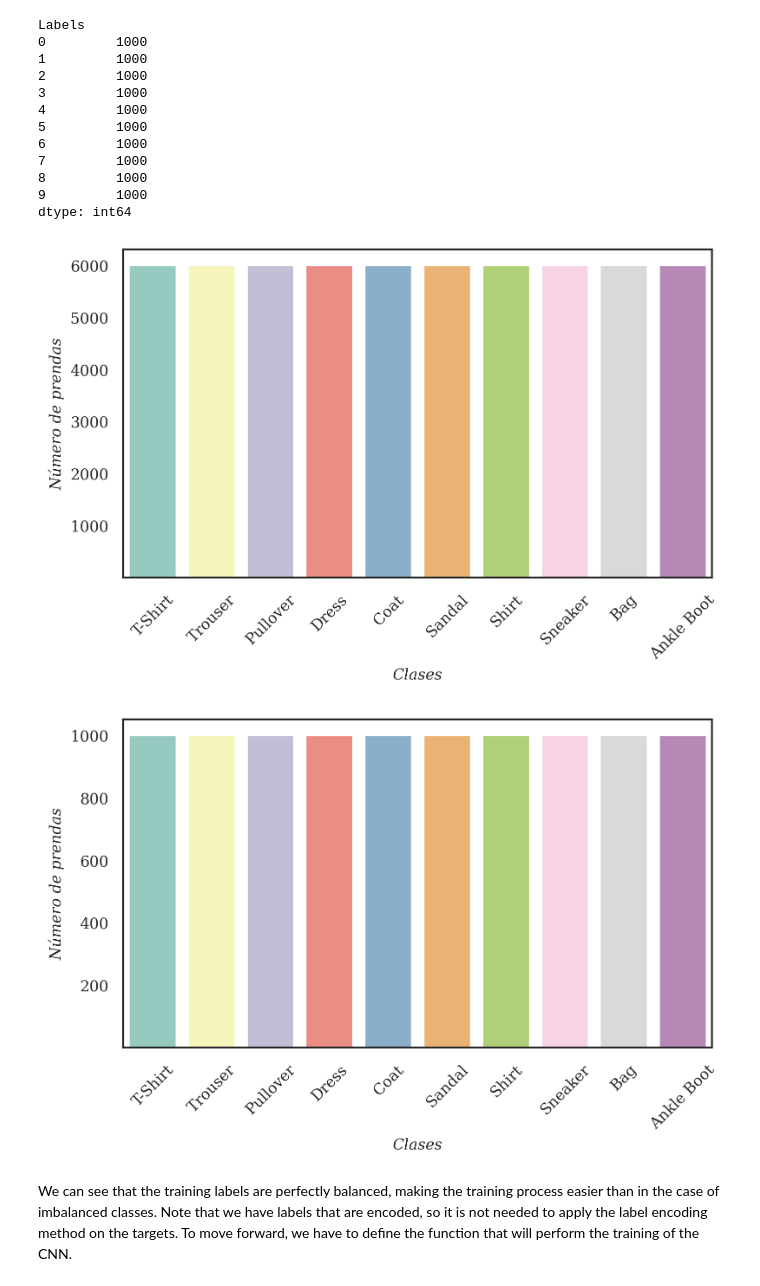
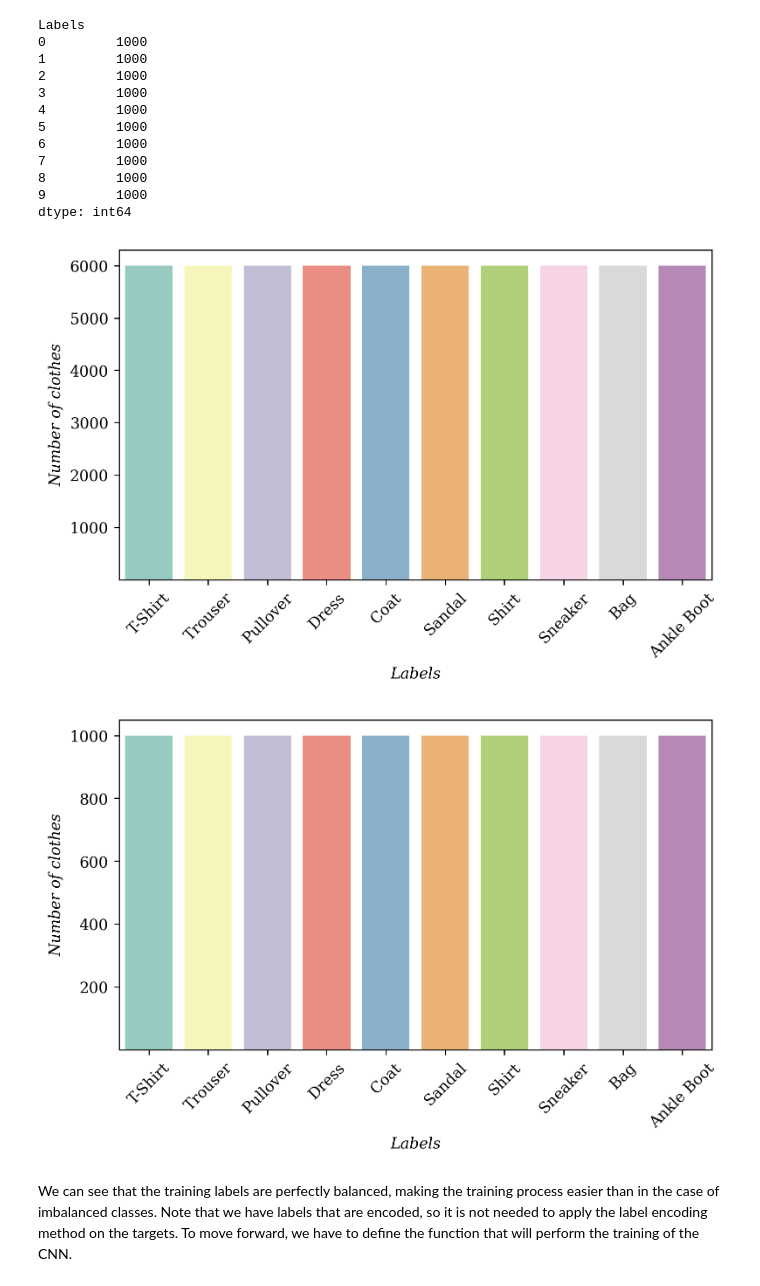
Before and after one commit to Santiq22/data_science_projects, a Jupyter notebook: Deep Convolutional Classificator Fashion MNIST/Classificator.ipynb, the cells around one changed output. Saved outputs shown, nothing was run; the diff lists cells and outputs as text; code cells hidden in the pictures.

```diff
--- a/Deep Convolutional Classificator Fashion MNIST/Classificator.ipynb
+++ b/Deep Convolutional Classificator Fashion MNIST/Classificator.ipynb
@@ -249,26 +260,29 @@ Labels
 9         1000
 dtype: int64
 # %%
+# We can make a countplot using seaborn
 p = sns.countplot(x="Labels", data=df_train, palette='Set3', figure=plt.figure(figsize=(7,4), dpi=250))
-p.set_xlabel("Clases", font_properties=fuente_nombre)
-p.set_ylabel("Número de prendas", font_properties=fuente_nombre)
+p.set_xlabel("Labels", font_properties=fuente_nombre)
+p.set_ylabel("Number of clothes", font_properties=fuente_nombre)
 p.set_xticks([i for i in range(10)])
 p.set_xticklabels(list(labels_map.values()), font_properties=fuente_ejes, rotation=45)
 p.set_yticks([1000, 2000, 3000, 4000, 5000, 6000])
 p.set_yticklabels(['1000', '2000', '3000', '4000', '5000', '6000'], font_properties=fuente_ejes)
-plt.savefig('countplot_train.jpg', bbox_inches='tight')
+plt.show()
+#plt.savefig('countplot_train.jpg', bbox_inches='tight')
 # %% [output]
-[figure, old version]
+[figure, new version]
 # %%
 g = sns.countplot(x="Labels", data=df_test, palette='Set3', figure=plt.figure(figsize=(7,4), dpi=250))
-g.set_xlabel("Clases", font_properties=fuente_nombre)
-g.set_ylabel("Número de prendas", font_properties=fuente_nombre)
+g.set_xlabel("Labels", font_properties=fuente_nombre)
+g.set_ylabel("Number of clothes", font_properties=fuente_nombre)
 g.set_xticks([i for i in range(10)])
 g.set_xticklabels(list(labels_map.values()), font_properties=fuente_ejes, rotation=45)
 g.set_yticks([200, 400, 600, 800, 1000])
 g.set_yticklabels(['200', '400', '600', '800', '1000'], font_properties=fuente_ejes)
-plt.savefig('countplot_test.jpg', bbox_inches='tight')
+plt.show()
+#plt.savefig('countplot_test.jpg', bbox_inches='tight')
 # %% [output]
-[figure, old version]
+[figure, new version]
 # %% [markdown]
 We can see that the training labels are perfectly balanced, making the training process easier than in the case of imbalanced classes. Note that we have labels that are encoded, so it is not needed to apply the label encoding method on the targets. To move forward, we have to define the function that will perform the training of the CNN.
```
Also changed, not shown: parts of 22 cells of this notebook, 3 other files.
